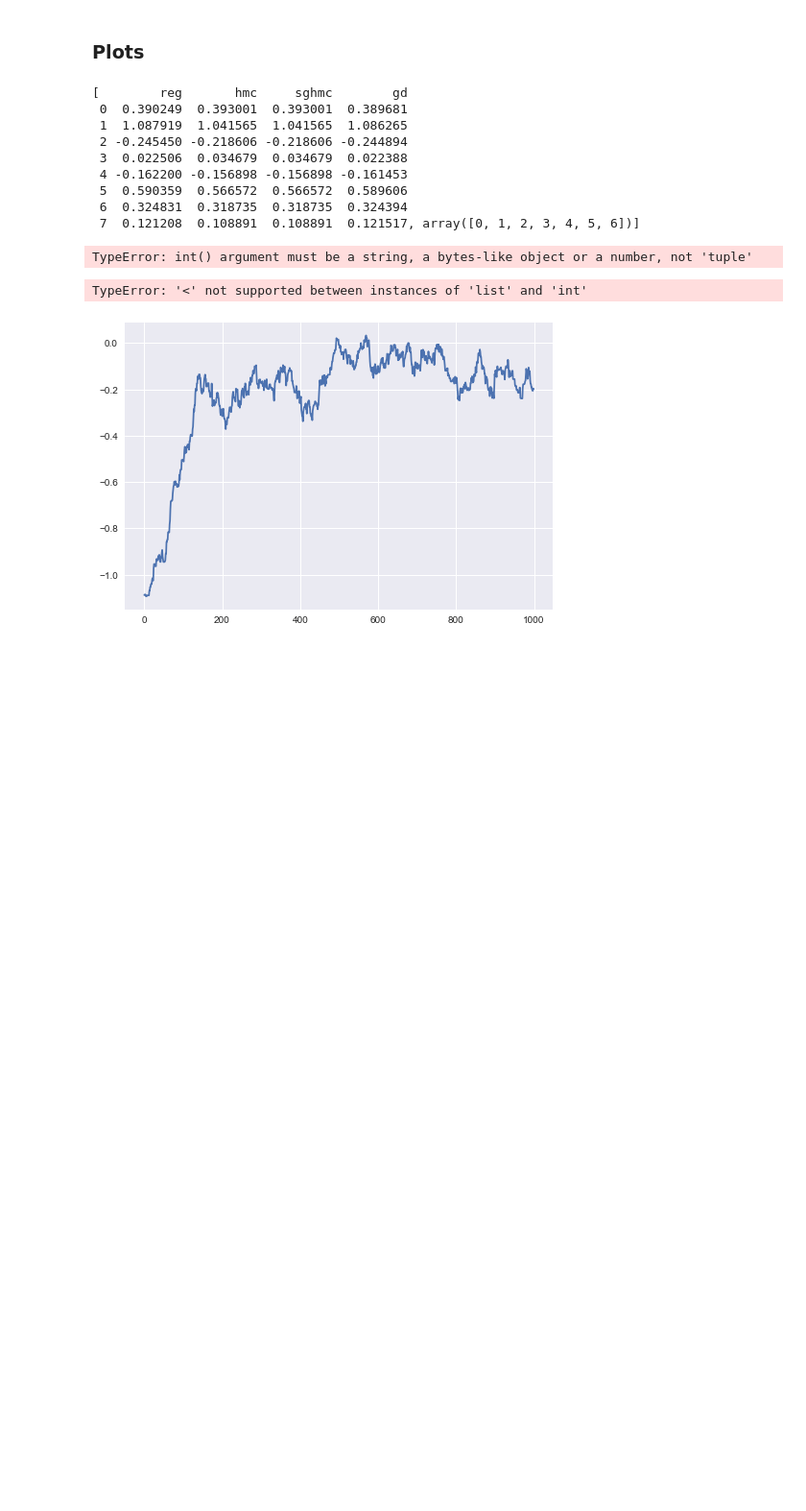
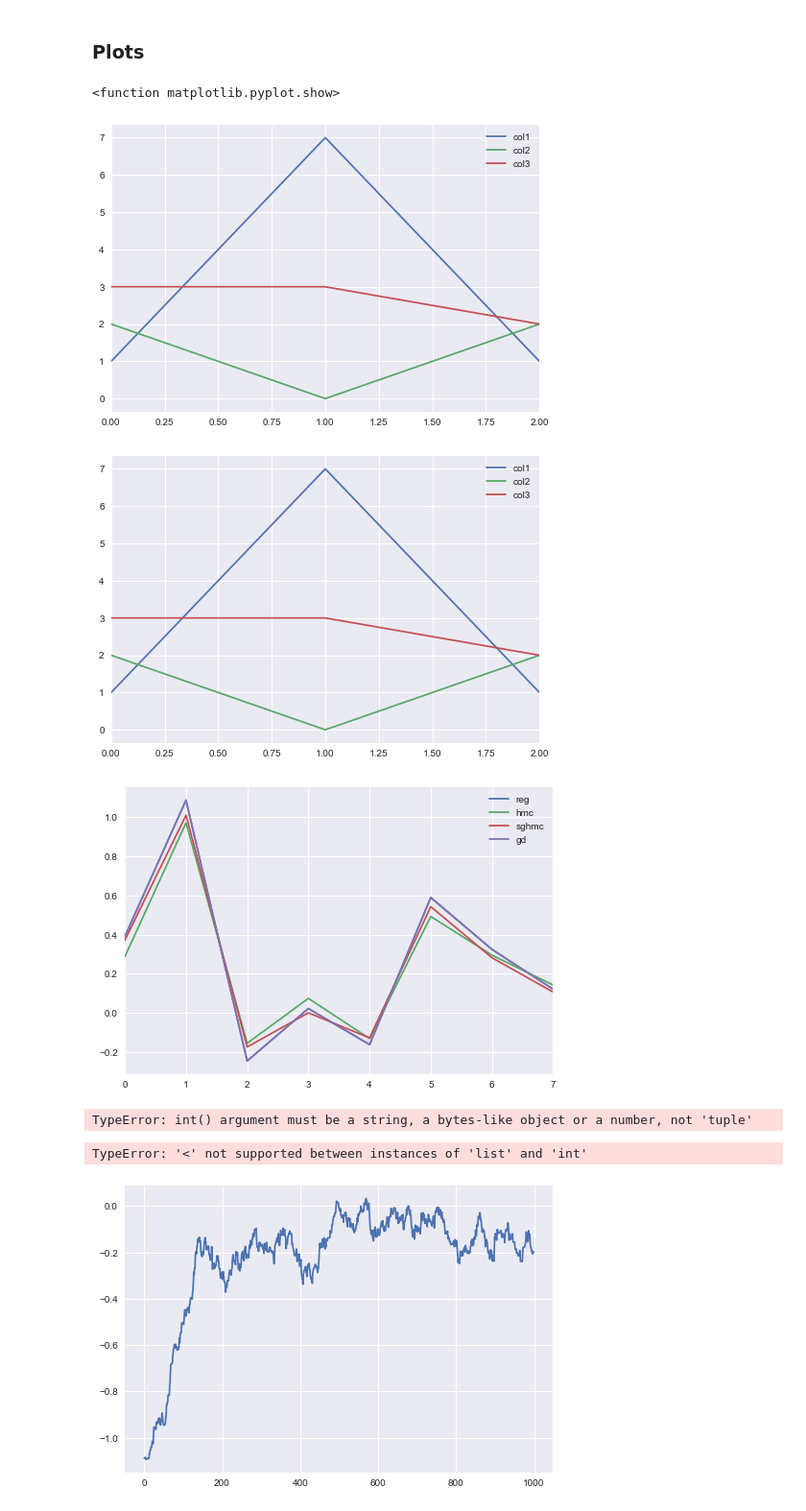
Before and after one commit to gldmt-duke/CokerAmitaiSGHMC, a Jupyter notebook: logistic_regression/logistic_regression_pima.ipynb, the cells around one changed output. Shown at 96% size. Saved outputs shown, nothing was run; the diff lists cells and outputs as text; code cells hidden in the pictures; blank space fills up the shorter version.

```diff
--- a/logistic_regression/logistic_regression_pima.ipynb
+++ b/logistic_regression/logistic_regression_pima.ipynb
@@ -59,6 +59,6 @@ M = np.identity(p)
 
 samples_hmc, accept, rho, H_hmc = sghmc.run_hmc(Y, Xs, sghmc.U_logistic, sghmc.gradU_logistic, M, eps, m, theta, phi, nsample)
 
-beta_est_hmc = np.mean(samples, axis=0)
+beta_est_hmc = np.mean(samples_hmc, axis=0)
 beta_est_hmc - beta_true_scale
 # %% [output]
@@ -108,6 +108,6 @@ M = np.identity(p)
 
 samples_sghmc, H_sghmc = sghmc.run_sghmc(Y, Xs, sghmc.U_logistic, sghmc.stogradU_logistic, M, eps, m, theta, C, V, phi, nsample, nbatch)
 
-beta_est_sghmc = np.mean(samples, axis=0)
+beta_est_sghmc = np.mean(samples_sghmc, axis=0)
 beta_est_sghmc - beta_true_scale
 # %% [output]
@@ -155,24 +150,33 @@ array([-0.00056779, -0.001654  ,  0.00055597, -0.00011762,  0.00074642,
 # %%
 import seaborn as sns
 import pandas as pd
+# %%
+import matplotlib.pyplot as plt
+import pandas as pd
+
+df = pd.DataFrame([[1,2,3],[7,0,3],[1,2,2]],columns=['col1','col2','col3'])
+
+df.plot()
+plt.show
+# %% [output]
+<function matplotlib.pyplot.show>
 # %%
 tit = sns.load_dataset("titanic")
 # %%
 df = pd.DataFrame(np.vstack((beta_true_scale,
                   beta_est_hmc,
                   beta_est_sghmc,
                   beta_est_gd)).T,
                   columns=['reg','hmc','sghmc','gd'])
+df.plot()
+ax.set_title("Coefficient Estimates")
+ax.set_xlabel("Coefficient")
+plt.savefig('coefs-pima.pdf')
+plt.show()
 # %% [output]
-[        reg       hmc     sghmc        gd
- 0  0.390249  0.393001  0.393001  0.389681
- 1  1.087919  1.041565  1.041565  1.086265
- 2 -0.245450 -0.218606 -0.218606 -0.244894
- 3  0.022506  0.034679  0.034679  0.022388
- 4 -0.162200 -0.156898 -0.156898 -0.161453
- 5  0.590359  0.566572  0.566572  0.589606
- 6  0.324831  0.318735  0.318735  0.324394
- 7  0.121208  0.108891  0.108891  0.121517, array([0, 1, 2, 3, 4, 5, 6])]
+[figure, added]
+[figure, added]
+[figure, added]
 # %%
 df = pd.DataFrame({'reg': beta_true_scale,
               'hmc': beta_est_hmc,
```
Also changed, not shown: parts of 8 cells of this notebook, 11 other files.
